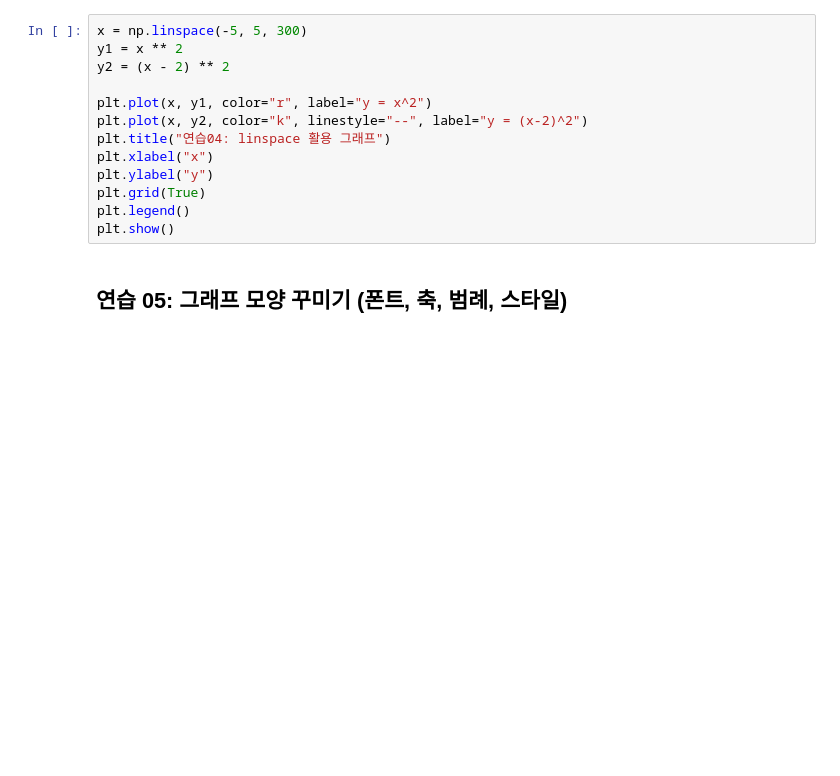
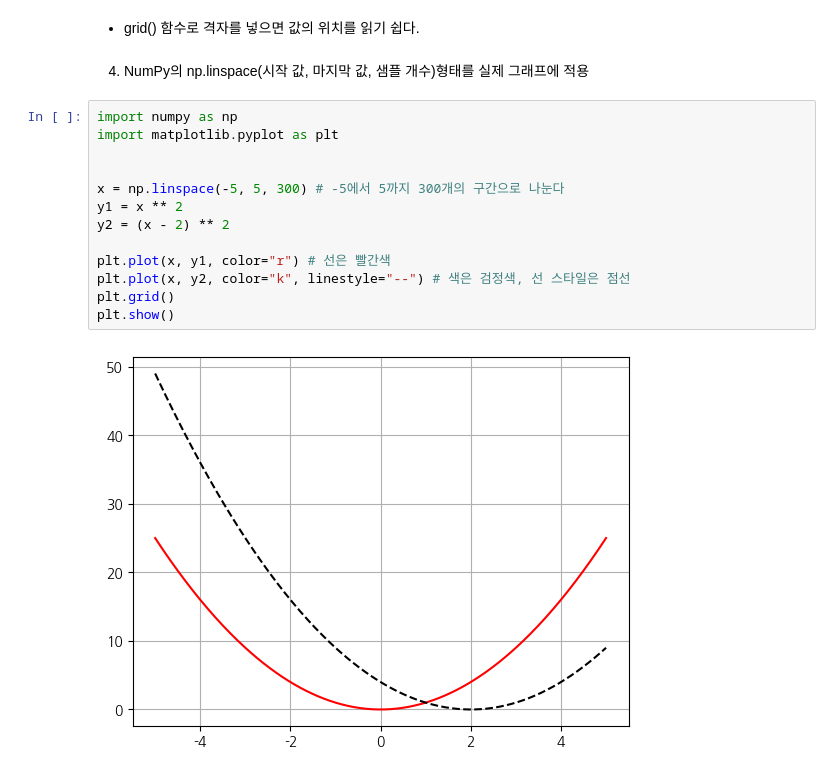
Before and after one commit to DDUM1N/DDUM1N, a Jupyter notebook: 기초확률및통계/세번째과제.ipynb, the cells around one changed output. Cells and saved outputs as stored; diff of their text form; blank space fills up the shorter version.

```diff
--- a/기초확률및통계/세번째과제.ipynb
+++ b/기초확률및통계/세번째과제.ipynb
@@ -46,15 +60,19 @@ plt.show()
+# %% [markdown]
+- grid() 함수로 격자를 넣으면 값의 위치를 읽기 쉽다.
+# %% [markdown]
+4. NumPy의 np.linspace(시작 값, 마지막 값, 샘플 개수)형태를 실제 그래프에 적용
 # %%
-x = np.linspace(-5, 5, 300)
+import numpy as np
+import matplotlib.pyplot as plt
+
+
+x = np.linspace(-5, 5, 300) # -5에서 5까지 300개의 구간으로 나눈다
 y1 = x ** 2
 y2 = (x - 2) ** 2
 
-plt.plot(x, y1, color="r", label="y = x^2")
-plt.plot(x, y2, color="k", linestyle="--", label="y = (x-2)^2")
-plt.title("연습04: linspace 활용 그래프")
-plt.xlabel("x")
-plt.ylabel("y")
-plt.grid(True)
-plt.legend()
+plt.plot(x, y1, color="r") # 선은 빨간색
+plt.plot(x, y2, color="k", linestyle="--") # 색은 검정색, 선 스타일은 점선
+plt.grid()
 plt.show()
+# %% [output]
+[figure, added]
-# %% [markdown]
-## 연습 05: 그래프 모양 꾸미기 (폰트, 축, 범례, 스타일)
```
Also changed, not shown: parts of 17 cells of this notebook.
